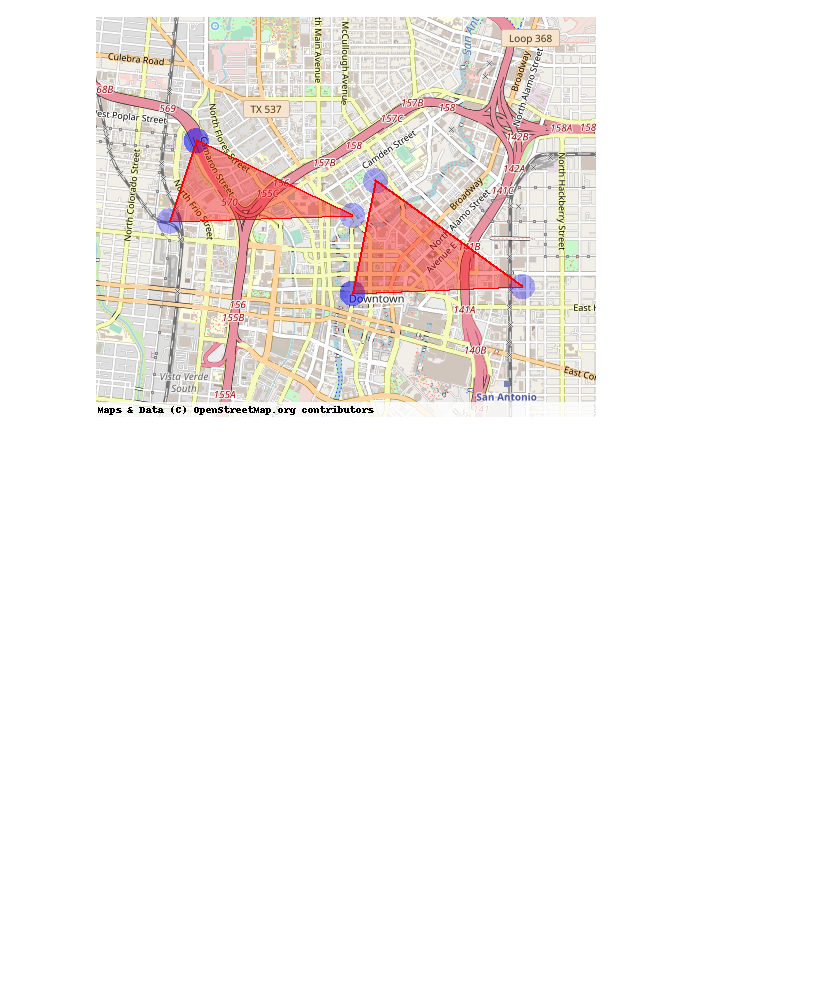
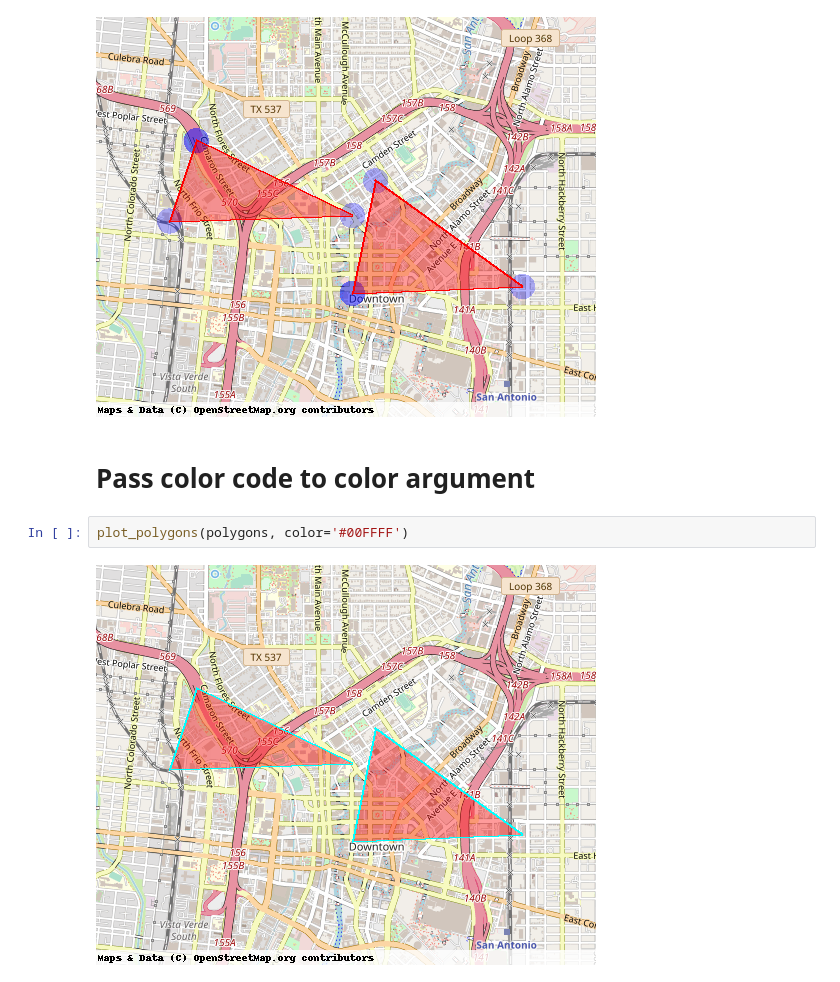
Before and after one commit to eddiethedean/landfall, a Jupyter notebook: examples/plot_polygons_function.ipynb, the cells around one changed output. Saved outputs shown, nothing was run; the diff lists cells and outputs as text; blank space fills up the shorter version.

Commit message:
fix color arguments

```diff
--- a/examples/plot_polygons_function.ipynb
+++ b/examples/plot_polygons_function.ipynb
@@ -97,3 +97,9 @@ for poly in polygons:
 plot_polygons(polygons, context=context)
 # %% [output]
 [figure]
+# %% [markdown]
+# Pass color code to color argument
+# %%
+plot_polygons(polygons, color='#00FFFF')
+# %% [output]
+[figure, added]
```
Also changed, not shown: 2 other files.
